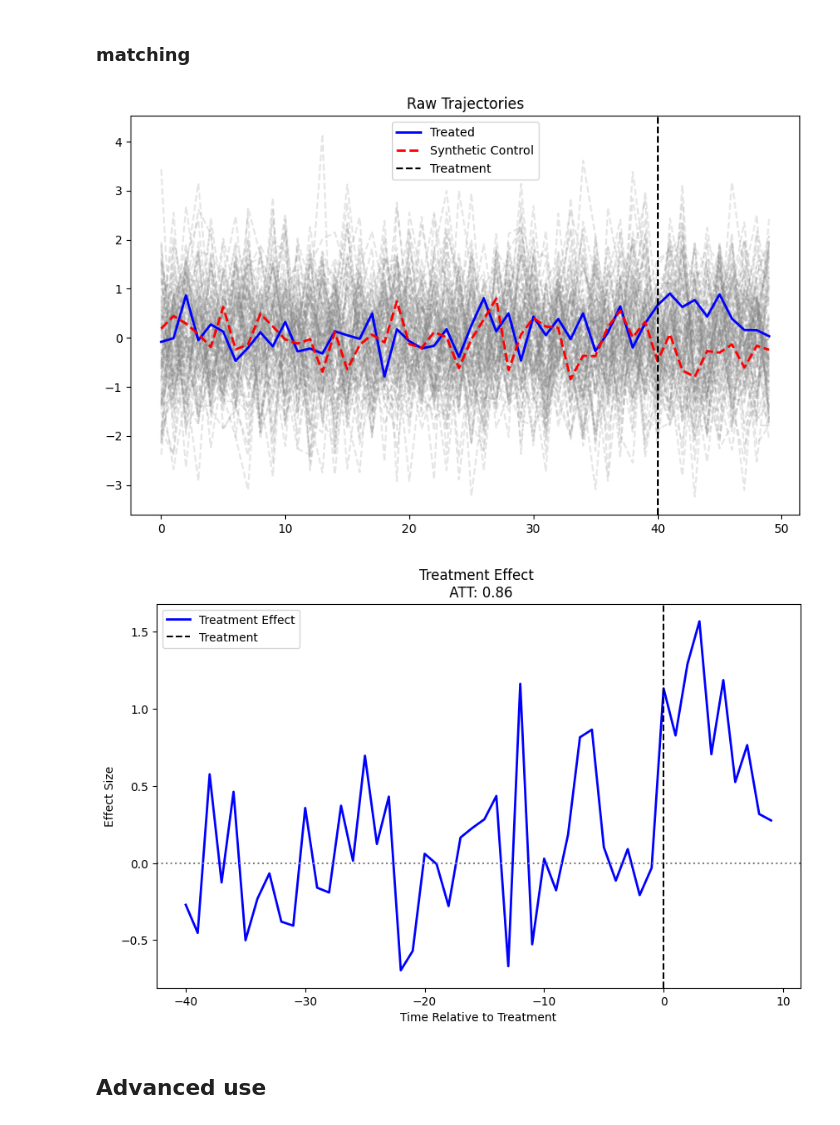
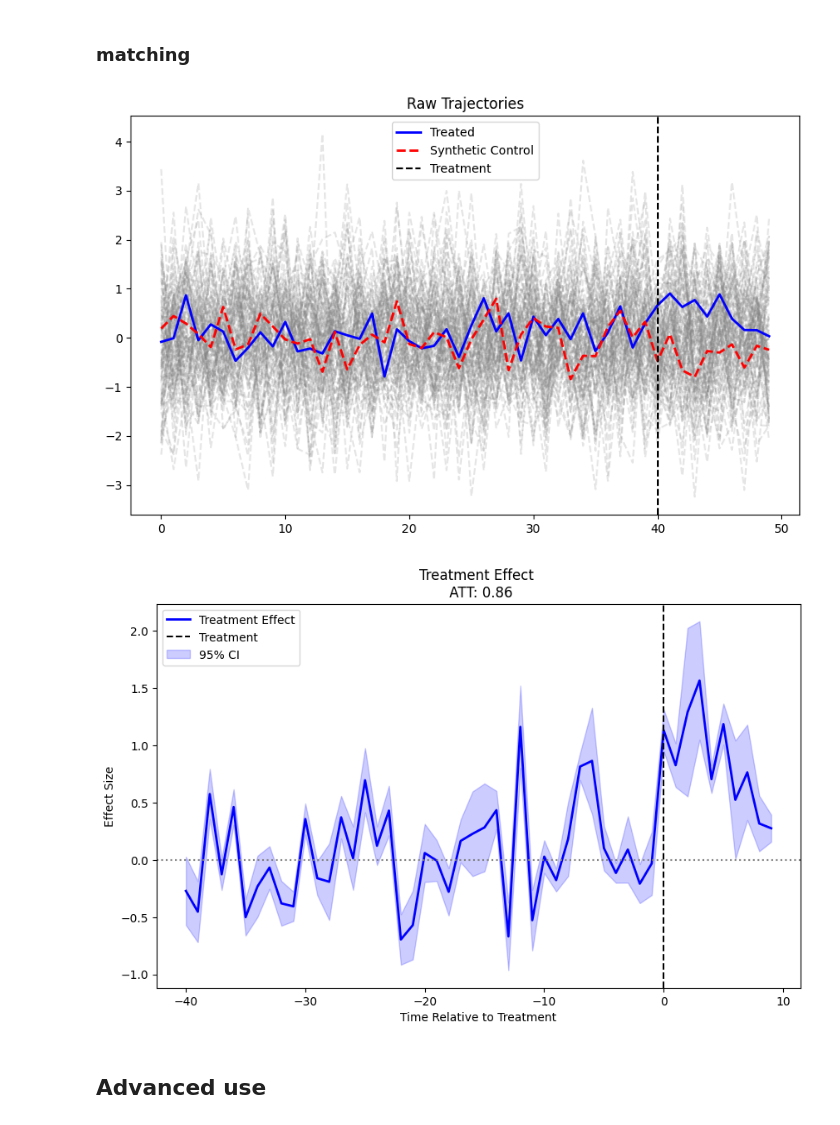
Before and after one commit to s3alfisc/synthlearners, a Jupyter notebook: notebooks/demo.ipynb, the cells around one changed output. Saved outputs shown, nothing was run; the diff lists cells and outputs as text; code cells hidden in the pictures.

```diff
--- a/notebooks/demo.ipynb
+++ b/notebooks/demo.ipynb
@@ -80,15 +100,20 @@ plt.show()
 ### matching
 # %%
 synth = Synth(method="matching", n_jobs=8)
-results = synth.fit(Y, treated_units, config.T_pre)
+results = synth.fit(
+    Y,
+    treated_units,
+    config.T_pre,
+    compute_jackknife=True,
+)
 # Plot
 synth.plot(results, Y, treated_units, config.T_pre, mode="raw")
 plt.show()
 synth.plot(results, Y, treated_units, config.T_pre, mode="effect", show_ci=True)
 plt.show()
 # %% [output]
 [figure]
-[figure, old version]
+[figure, new version]
 # %% [markdown]
 ## Advanced use
 # %%
```
Also changed, not shown: parts of 5 cells of this notebook.
